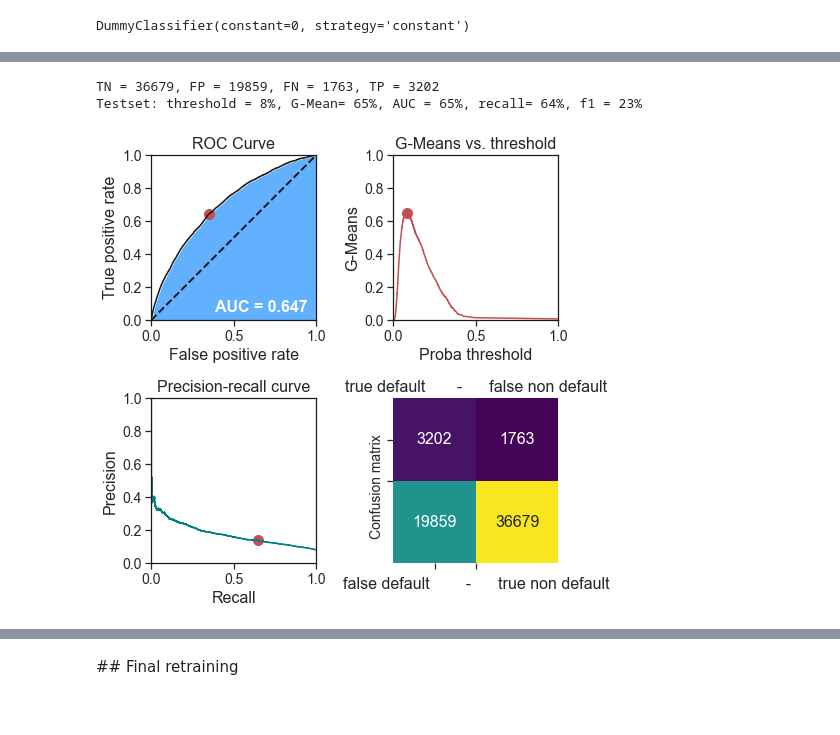
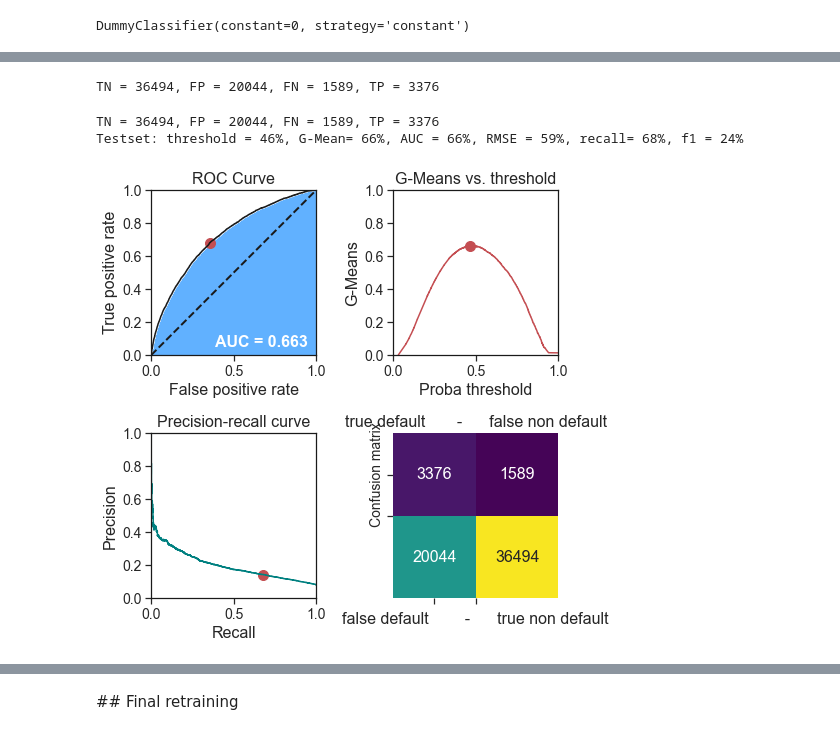
Before and after one commit to Teycir/Openclassrooms_project7, a Jupyter notebook: projet7_modelisation.ipynb, the cells around one changed output, grey strips where cells are left out. Cells and saved outputs as stored; diff of their text form; code cells hidden in the pictures.

Commit message:
Add roc rf vs roc lgbm; add custom score on lgbm

```diff
--- a/projet7_modelisation.ipynb
+++ b/projet7_modelisation.ipynb
@@ -521,7 +501,7 @@ len(y_eval)
 # %%
 from sklearn.impute import SimpleImputer
 
-imp_mean = SimpleImputer(strategy='mean')
+imp_mean = SimpleImputer(strategy='median')
 imp_mean.fit(X_fit)
 
 feature_names = X_fit.columns
@@ -990,5 +608,0 @@ def define_pipeline(preprocessor, model):
-# %%
-model_instance = define_model(best_params)
-
-pipe = define_pipeline(preprocessor, model_instance)
-pipe.fit(X_fit, y_fit)
@@ -1081,3 +737,31 @@ sns.set_style("ticks", {"axes.edgecolor": "k",
+# %%
+from sklearn.metrics import confusion_matrix, plot_confusion_matrix, precision_recall_curve
+from sklearn import metrics
+y_prob = model_lgbm_roc.predict_proba(X_eval)
+y_prob = y_prob[:, 1]
+fpr, tpr, thresholds = metrics.roc_curve(y_eval, y_prob)
+precision_, recall_, thresh_ = precision_recall_curve(y_eval, y_prob)
+fpr, tpr, thresholds = metrics.roc_curve(y_eval, y_prob)
+precision_, recall_, thresh_ = precision_recall_curve(y_eval, y_prob)
+
+# calculate the g-mean for each threshold
+g_means = np.sqrt(tpr * (1-fpr))
+# locate the index of the largest g-mean
+ix = np.argmax(g_means)
+
+y_prob = (y_prob >= thresholds[ix]).astype(bool)
+
+tn, fp, fn, tp = confusion_matrix(y_eval, y_prob).ravel()
+print(f'TN = {tn}, FP = {fp}, FN = {fn}, TP = {tp}')
+conf_mat = [[tp,fn],[fp,tn]]
+
+mse = metrics.mean_squared_error(y_eval, y_prob)
+auc = metrics.roc_auc_score(y_eval, y_prob)
+recall = metrics.recall_score(y_eval, y_prob)
+precision = metrics.precision_score(y_eval, y_prob)
+f1 = metrics.f1_score(y_eval, y_prob)
+# %% [output]
+TN = 36494, FP = 20044, FN = 1589, TP = 3376
 # %%
 print(f'TN = {tn}, FP = {fp}, FN = {fn}, TP = {tp}')
 
@@ -1086,6 +770,7 @@ print(f'Testset: \
 threshold = {thresholds[ix]:.0%}, \
 G-Mean= {g_means[ix]:.0%}, \
 AUC = {auc:.0%}, \
+RMSE = {np.sqrt(mse):.0%}, \
 recall= {recall:.0%}, \
 f1 = {f1:.0%}')
 ######################################
@@ -1108,33 +793,33 @@ plt.ylabel("True positive rate")
 
 plt.subplot(222)
 plt.plot(thresholds, g_means, 'r');
 plt.scatter(thresholds[ix], g_means[ix], marker='o', s=100, color='r', label='Best')
 plt.xlim(0,1)
 plt.xlabel('Proba threshold')
 plt.ylim(0,1)
 plt.ylabel('G-Means')
 plt.title('G-Means vs. threshold')
 
 plt.subplot(223)
 plt.plot(recall_, precision_, 'teal');
 plt.scatter(recall, precision, marker='o', s=100, color='r', label='Best')
 plt.xlim(0,1)
 plt.xlabel('Recall')
 plt.ylim(0,1)
 plt.ylabel('Precision')
 plt.title('Precision-recall curve')
 
 plt.subplot(224)
 sns.heatmap(conf_mat, cmap=my_colors(100), annot=True, fmt='.0f', cbar=False)
 plt.xticks([0.5,1], ["",""])
 plt.yticks([0.5,1], ["Confusion matrix",""])
 plt.xlabel('false default        -      true non default')
 
 plt.title('true default       -      false non default')
 
 plt.tight_layout(pad=1.1)
 plt.show()
 # %% [output]
-TN = 36679, FP = 19859, FN = 1763, TP = 3202
-Testset: threshold = 8%, G-Mean= 65%, AUC = 65%, recall= 64%, f1 = 23%
+TN = 36494, FP = 20044, FN = 1589, TP = 3376
+Testset: threshold = 46%, G-Mean= 66%, AUC = 66%, RMSE = 59%, recall= 68%, f1 = 24%
-[figure, old version]
+[figure, new version]
```
Also changed, not shown: parts of 71 cells of this notebook.
